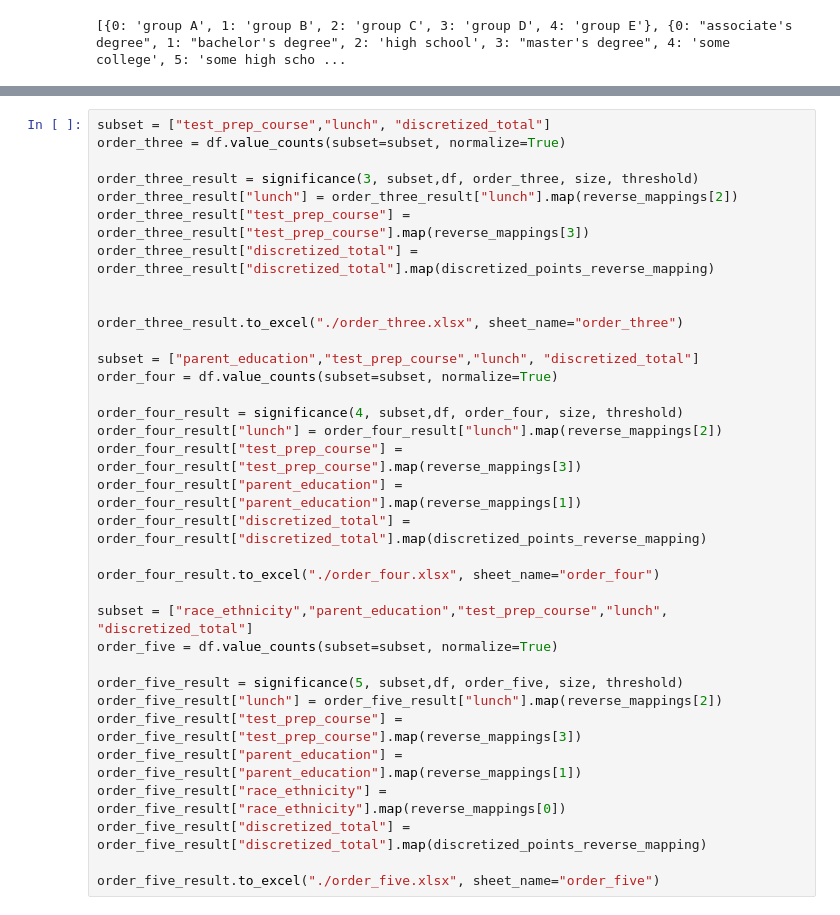
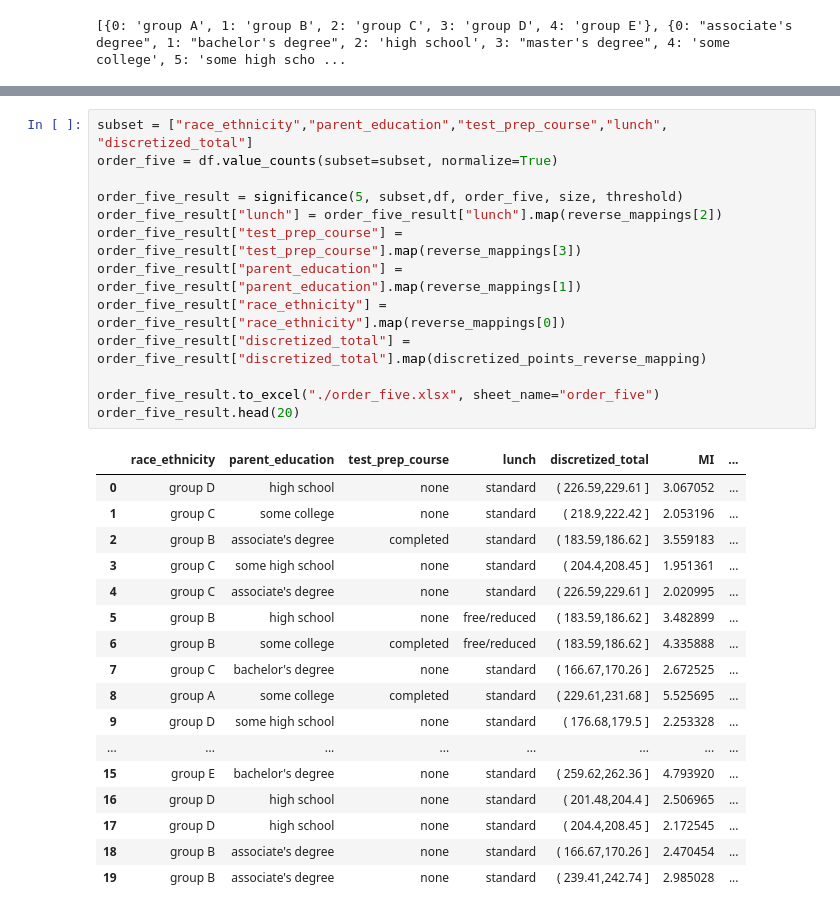
Before and after one commit to brkwok/statistical_significance, a Jupyter notebook: analyze.ipynb, the cells around one changed output, grey strips where cells are left out. Drawn from its saved outputs; the diff is of its cells as text.

```diff
--- a/analyze.ipynb
+++ b/analyze.ipynb
@@ -448,34 +529,31 @@ order_two_result.to_excel("./order_two.xlsx" , sheet_name="order_two")
 # %%
-subset = ["test_prep_course","lunch", "discretized_total"]
-order_three = df.value_counts(subset=subset, normalize=True)
-
-order_three_result = significance(3, subset,df, order_three, size, threshold)
-order_three_result["lunch"] = order_three_result["lunch"].map(reverse_mappings[2])
-order_three_result["test_prep_course"] = order_three_result["test_prep_course"].map(reverse_mappings[3])
-order_three_result["discretized_total"] = order_three_result["discretized_total"].map(discretized_points_reverse_mapping)
-
-
-order_three_result.to_excel("./order_three.xlsx", sheet_name="order_three")
-
-subset = ["parent_education","test_prep_course","lunch", "discretized_total"]
-order_four = df.value_counts(subset=subset, normalize=True)
-
-order_four_result = significance(4, subset,df, order_four, size, threshold)
-order_four_result["lunch"] = order_four_result["lunch"].map(reverse_mappings[2])
-order_four_result["test_prep_course"] = order_four_result["test_prep_course"].map(reverse_mappings[3])
-order_four_result["parent_education"] = order_four_result["parent_education"].map(reverse_mappings[1])
-order_four_result["discretized_total"] = order_four_result["discretized_total"].map(discretized_points_reverse_mapping)
-
-order_four_result.to_excel("./order_four.xlsx", sheet_name="order_four")
-
 subset = ["race_ethnicity","parent_education","test_prep_course","lunch", "discretized_total"]
 order_five = df.value_counts(subset=subset, normalize=True)
 
 order_five_result = significance(5, subset,df, order_five, size, threshold)
 order_five_result["lunch"] = order_five_result["lunch"].map(reverse_mappings[2])
 order_five_result["test_prep_course"] = order_five_result["test_prep_course"].map(reverse_mappings[3])
 order_five_result["parent_education"] = order_five_result["parent_education"].map(reverse_mappings[1])
 order_five_result["race_ethnicity"] = order_five_result["race_ethnicity"].map(reverse_mappings[0])
 order_five_result["discretized_total"] = order_five_result["discretized_total"].map(discretized_points_reverse_mapping)
 
 order_five_result.to_excel("./order_five.xlsx", sheet_name="order_five")
+order_five_result.head(20)
+# %% [output]
+|  | race_ethnicity | parent_education | test_prep_course | lunch | discretized_total | MI | ... |
+| 0 | group D | high school | none | standard | ( 226.59,229.61 ] | 3.067052 | ... |
+| 1 | group C | some college | none | standard | ( 218.9,222.42 ] | 2.053196 | ... |
+| 2 | group B | associate's degree | completed | standard | ( 183.59,186.62 ] | 3.559183 | ... |
+| 3 | group C | some high school | none | standard | ( 204.4,208.45 ] | 1.951361 | ... |
+| 4 | group C | associate's degree | none | standard | ( 226.59,229.61 ] | 2.020995 | ... |
+| 5 | group B | high school | none | free/reduced | ( 183.59,186.62 ] | 3.482899 | ... |
+| 6 | group B | some college | completed | free/reduced | ( 183.59,186.62 ] | 4.335888 | ... |
+| 7 | group C | bachelor's degree | none | standard | ( 166.67,170.26 ] | 2.672525 | ... |
+| 8 | group A | some college | completed | standard | ( 229.61,231.68 ] | 5.525695 | ... |
+| 9 | group D | some high school | none | standard | ( 176.68,179.5 ] | 2.253328 | ... |
+| ... | ... | ... | ... | ... | ... | ... | ... |
+| 15 | group E | bachelor's degree | none | standard | ( 259.62,262.36 ] | 4.793920 | ... |
+| 16 | group D | high school | none | standard | ( 201.48,204.4 ] | 2.506965 | ... |
+| 17 | group D | high school | none | standard | ( 204.4,208.45 ] | 2.172545 | ... |
+| 18 | group B | associate's degree | none | standard | ( 166.67,170.26 ] | 2.470454 | ... |
+| 19 | group B | associate's degree | none | standard | ( 239.41,242.74 ] | 2.985028 | ... |
```
Also changed, not shown: parts of 3 cells of this notebook.
